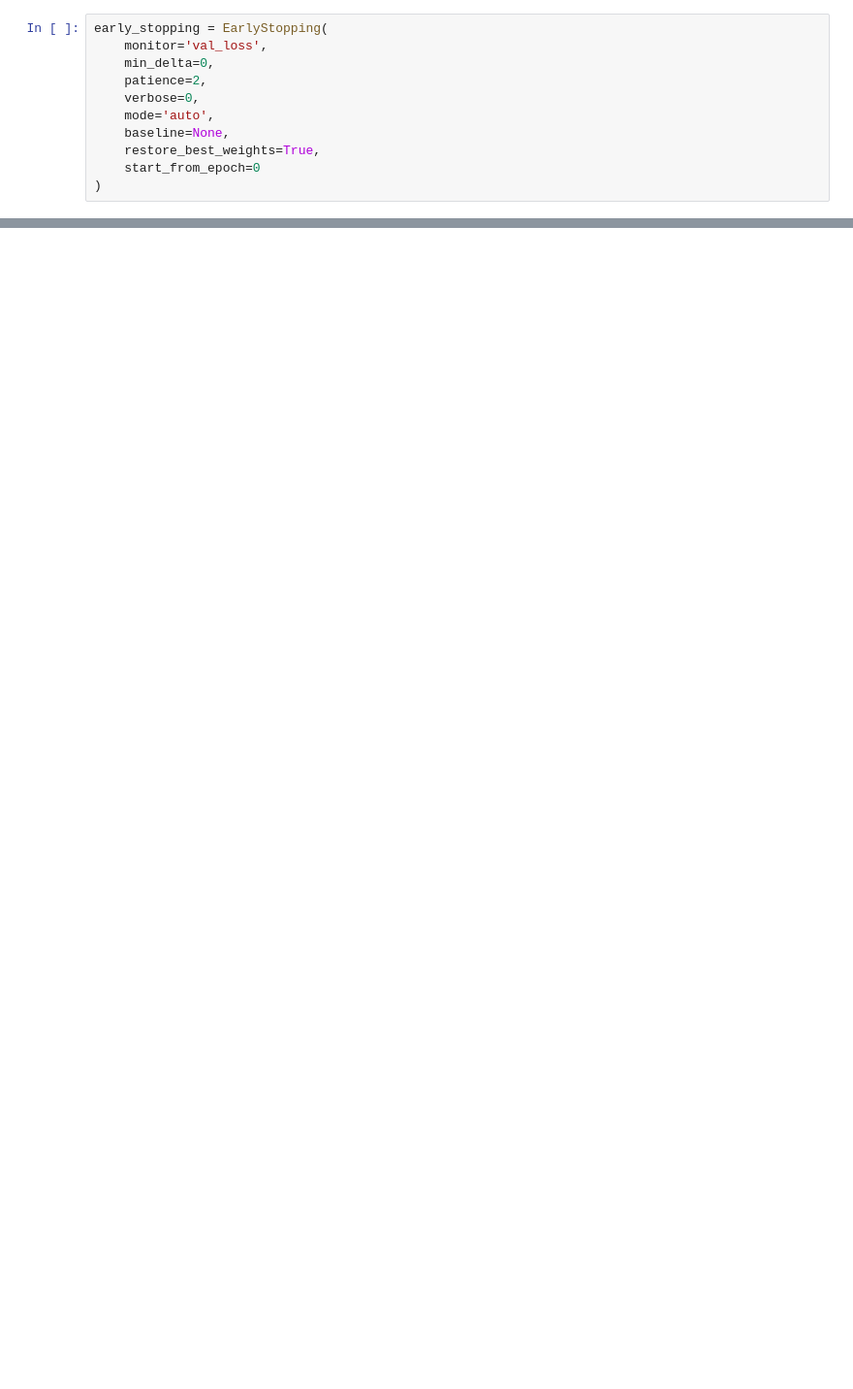
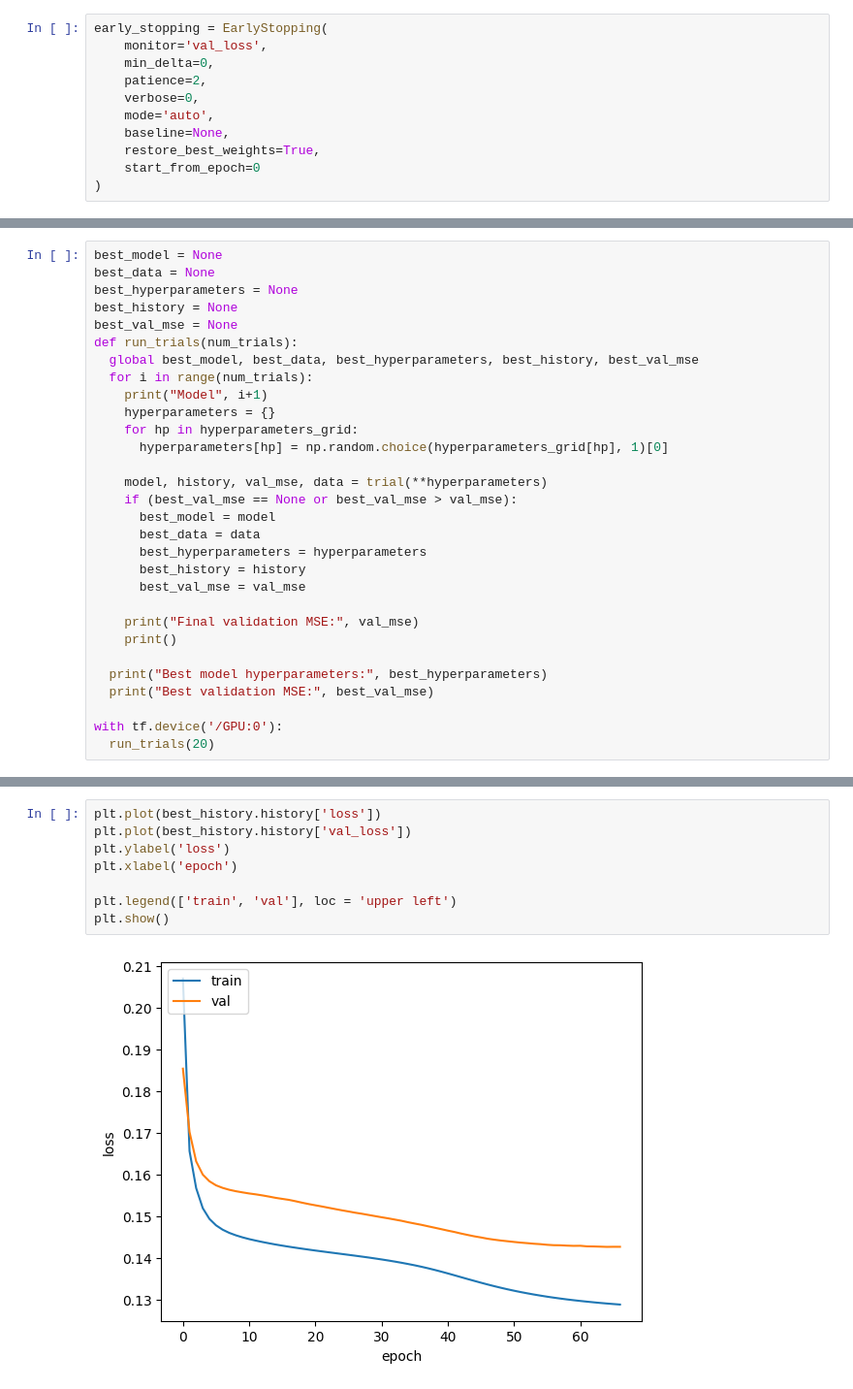
Before and after one commit to Char1iee/NBA_Odds_Analysis, a Jupyter notebook: model2.ipynb, the cells around one changed output, grey strips where cells are left out. Shown at 97% size. Cells and saved outputs as stored; diff of their text form; blank space fills up the shorter version.

```diff
--- a/model2.ipynb
+++ b/model2.ipynb
@@ -219,0 +227,30 @@ print(X_rnn.shape)
+# %%
+best_model = None
+best_data = None
+best_hyperparameters = None
+best_history = None
+best_val_mse = None
+def run_trials(num_trials):
+  global best_model, best_data, best_hyperparameters, best_history, best_val_mse
+  for i in range(num_trials):
+    print("Model", i+1)
+    hyperparameters = {}
+    for hp in hyperparameters_grid:
+      hyperparameters[hp] = np.random.choice(hyperparameters_grid[hp], 1)[0]
+
+    model, history, val_mse, data = trial(**hyperparameters)
+    if (best_val_mse == None or best_val_mse > val_mse):
+      best_model = model
+      best_data = data
+      best_hyperparameters = hyperparameters
+      best_history = history
+      best_val_mse = val_mse
+
+    print("Final validation MSE:", val_mse)
+    print()
+
+  print("Best model hyperparameters:", best_hyperparameters)
+  print("Best validation MSE:", best_val_mse)
+
+with tf.device('/GPU:0'):
+  run_trials(20)
@@ -220 +275,11 @@ print(X_rnn.shape)
+# %%
+plt.plot(best_history.history['loss'])
+plt.plot(best_history.history['val_loss'])
+plt.ylabel('loss')
+plt.xlabel('epoch')
+
+plt.legend(['train', 'val'], loc = 'upper left')
+plt.show()
+# %% [output]
+[figure, added]
 # %%
```
Also changed, not shown: parts of 34 cells of this notebook.
